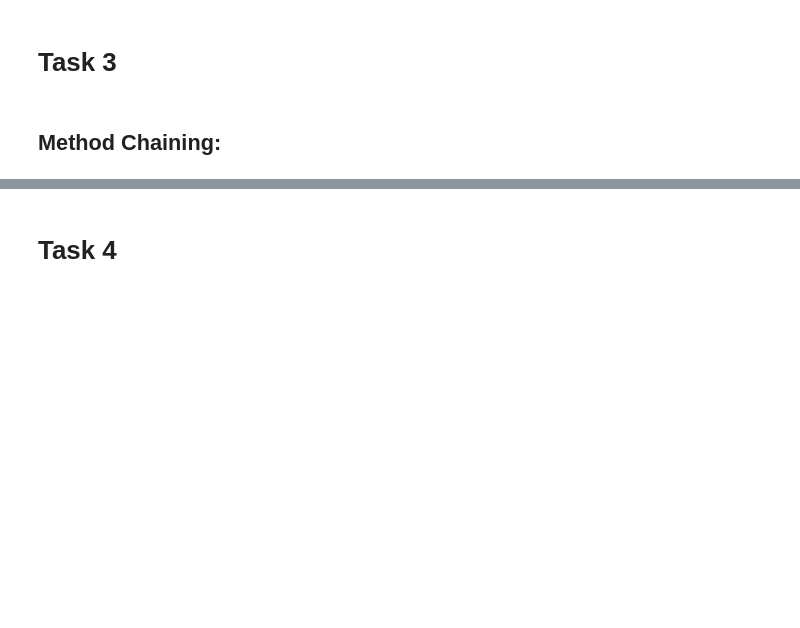
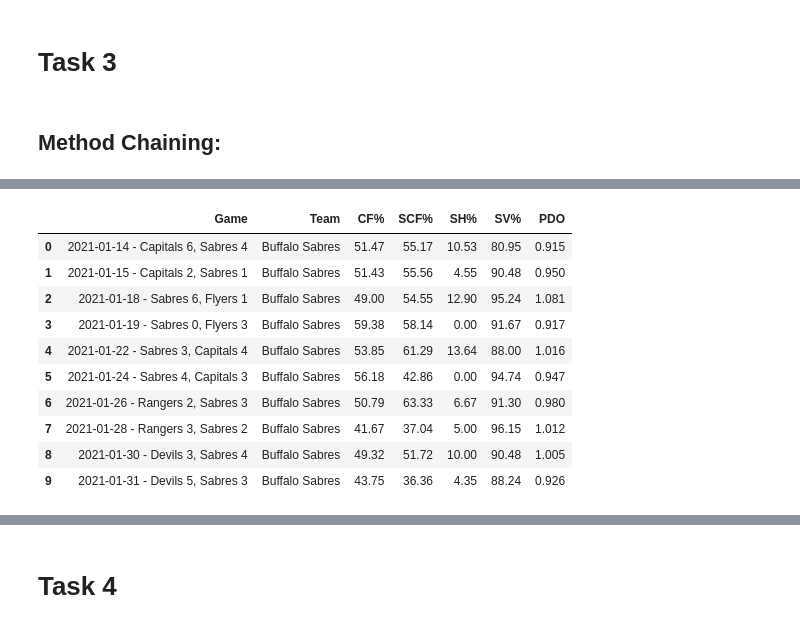
Before and after one commit to data301-2021-winter1/project-group23-project, a Jupyter notebook: notebooks/analysis1.ipynb, the cells around one changed output, grey strips where cells are left out. Drawn from its saved outputs; the diff is of its cells as text; code cells hidden in the pictures; blank space fills up the shorter version.

```diff
--- a/notebooks/analysis1.ipynb
+++ b/notebooks/analysis1.ipynb
@@ -102,0 +152,15 @@ SabresAfter = Sabres2.drop(Sabres2.index[0:10]).drop(Sabres2.index[20:])
+# %%
+SabresBeforeFinal = pf1.Sabres_Before_Data(DataFrameProcessed)
+SabresBeforeFinal
+# %% [output]
+|  | Game | Team | CF% | SCF% | SH% | SV% | PDO |
+| 0 | 2021-01-14 - Capitals 6, Sabres 4 | Buffalo Sabres | 51.47 | 55.17 | 10.53 | 80.95 | 0.915 |
+| 1 | 2021-01-15 - Capitals 2, Sabres 1 | Buffalo Sabres | 51.43 | 55.56 | 4.55 | 90.48 | 0.950 |
+| 2 | 2021-01-18 - Sabres 6, Flyers 1 | Buffalo Sabres | 49.00 | 54.55 | 12.90 | 95.24 | 1.081 |
+| 3 | 2021-01-19 - Sabres 0, Flyers 3 | Buffalo Sabres | 59.38 | 58.14 | 0.00 | 91.67 | 0.917 |
+| 4 | 2021-01-22 - Sabres 3, Capitals 4 | Buffalo Sabres | 53.85 | 61.29 | 13.64 | 88.00 | 1.016 |
+| 5 | 2021-01-24 - Sabres 4, Capitals 3 | Buffalo Sabres | 56.18 | 42.86 | 0.00 | 94.74 | 0.947 |
+| 6 | 2021-01-26 - Rangers 2, Sabres 3 | Buffalo Sabres | 50.79 | 63.33 | 6.67 | 91.30 | 0.980 |
+| 7 | 2021-01-28 - Rangers 3, Sabres 2 | Buffalo Sabres | 41.67 | 37.04 | 5.00 | 96.15 | 1.012 |
+| 8 | 2021-01-30 - Devils 3, Sabres 4 | Buffalo Sabres | 49.32 | 51.72 | 10.00 | 90.48 | 1.005 |
+| 9 | 2021-01-31 - Devils 5, Sabres 3 | Buffalo Sabres | 43.75 | 36.36 | 4.35 | 88.24 | 0.926 |
```
Also changed, not shown: parts of 10 cells of this notebook, 3 other files.
